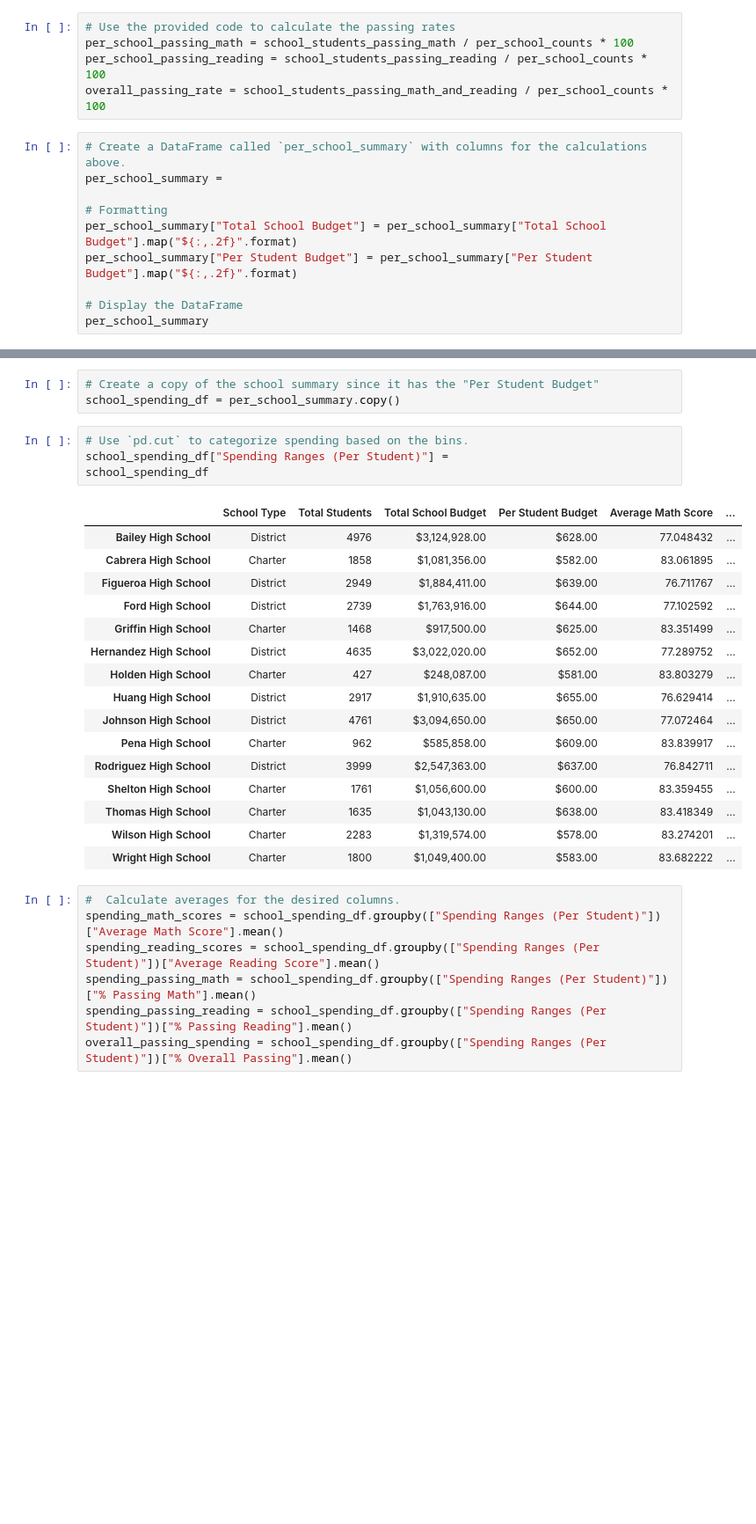
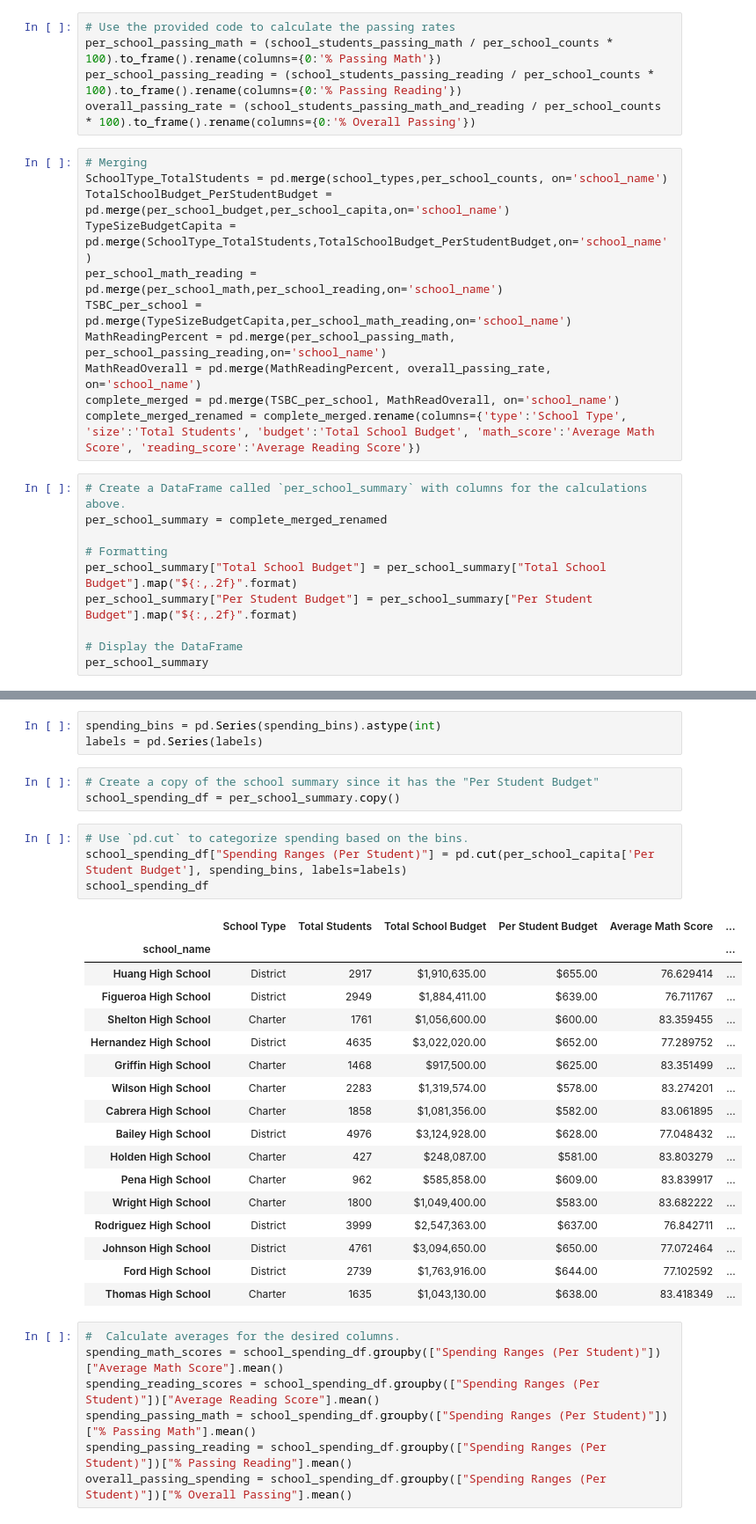
Before and after one commit to juliahachenburg/pandas-challenge, a Jupyter notebook: Starter_Code 5/PyCitySchools/PyCitySchools_starter.ipynb, the cells around one changed output, grey strips where cells are left out. Shown: that part at 88% size. Cells and saved outputs as stored; diff of their text form; blank space fills up the shorter version.

```diff
--- a/Starter_Code 5/PyCitySchools/PyCitySchools_starter.ipynb
+++ b/Starter_Code 5/PyCitySchools/PyCitySchools_starter.ipynb
@@ -152,11 +251,22 @@ school_students_passing_math_and_reading = students_passing_math_and_reading.gro
 # %%
 # Use the provided code to calculate the passing rates
-per_school_passing_math = school_students_passing_math / per_school_counts * 100
-per_school_passing_reading = school_students_passing_reading / per_school_counts * 100
-overall_passing_rate = school_students_passing_math_and_reading / per_school_counts * 100
+per_school_passing_math = (school_students_passing_math / per_school_counts * 100).to_frame().rename(columns={0:'% Passing Math'})
+per_school_passing_reading = (school_students_passing_reading / per_school_counts * 100).to_frame().rename(columns={0:'% Passing Reading'})
+overall_passing_rate = (school_students_passing_math_and_reading / per_school_counts * 100).to_frame().rename(columns={0:'% Overall Passing'})
+# %%
+# Merging
+SchoolType_TotalStudents = pd.merge(school_types,per_school_counts, on='school_name')
+TotalSchoolBudget_PerStudentBudget = pd.merge(per_school_budget,per_school_capita,on='school_name')
+TypeSizeBudgetCapita = pd.merge(SchoolType_TotalStudents,TotalSchoolBudget_PerStudentBudget,on='school_name')
+per_school_math_reading = pd.merge(per_school_math,per_school_reading,on='school_name')
+TSBC_per_school = pd.merge(TypeSizeBudgetCapita,per_school_math_reading,on='school_name')
+MathReadingPercent = pd.merge(per_school_passing_math, per_school_passing_reading,on='school_name')
+MathReadOverall = pd.merge(MathReadingPercent, overall_passing_rate, on='school_name')
+complete_merged = pd.merge(TSBC_per_school, MathReadOverall, on='school_name')
+complete_merged_renamed = complete_merged.rename(columns={'type':'School Type', 'size':'Total Students', 'budget':'Total School Budget', 'math_score':'Average Math Score', 'reading_score':'Average Reading Score'})
 # %%
 # Create a DataFrame called `per_school_summary` with columns for the calculations above.
-per_school_summary =
+per_school_summary = complete_merged_renamed
 
 # Formatting
 per_school_summary["Total School Budget"] = per_school_summary["Total School Budget"].map("${:,.2f}".format)
@@ -297,27 +414,31 @@ labels = ["<$585", "$585-630", "$630-645", "$645-680"]
+# %%
+spending_bins = pd.Series(spending_bins).astype(int)
+labels = pd.Series(labels)
 # %%
 # Create a copy of the school summary since it has the "Per Student Budget"
 school_spending_df = per_school_summary.copy()
 # %%
 # Use `pd.cut` to categorize spending based on the bins.
-school_spending_df["Spending Ranges (Per Student)"] =
+school_spending_df["Spending Ranges (Per Student)"] = pd.cut(per_school_capita['Per Student Budget'], spending_bins, labels=labels)
 school_spending_df
 # %% [output]
 |  | School Type | Total Students | Total School Budget | Per Student Budget | Average Math Score | ... |
+| school_name |  |  |  |  |  | ... |
+| Huang High School | District | 2917 | $1,910,635.00 | $655.00 | 76.629414 | ... |
+| Figueroa High School | District | 2949 | $1,884,411.00 | $639.00 | 76.711767 | ... |
+| Shelton High School | Charter | 1761 | $1,056,600.00 | $600.00 | 83.359455 | ... |
+| Hernandez High School | District | 4635 | $3,022,020.00 | $652.00 | 77.289752 | ... |
+| Griffin High School | Charter | 1468 | $917,500.00 | $625.00 | 83.351499 | ... |
+| Wilson High School | Charter | 2283 | $1,319,574.00 | $578.00 | 83.274201 | ... |
+| Cabrera High School | Charter | 1858 | $1,081,356.00 | $582.00 | 83.061895 | ... |
 | Bailey High School | District | 4976 | $3,124,928.00 | $628.00 | 77.048432 | ... |
-| Cabrera High School | Charter | 1858 | $1,081,356.00 | $582.00 | 83.061895 | ... |
-| Figueroa High School | District | 2949 | $1,884,411.00 | $639.00 | 76.711767 | ... |
+| Holden High School | Charter | 427 | $248,087.00 | $581.00 | 83.803279 | ... |
+| Pena High School | Charter | 962 | $585,858.00 | $609.00 | 83.839917 | ... |
+| Wright High School | Charter | 1800 | $1,049,400.00 | $583.00 | 83.682222 | ... |
+| Rodriguez High School | District | 3999 | $2,547,363.00 | $637.00 | 76.842711 | ... |
+| Johnson High School | District | 4761 | $3,094,650.00 | $650.00 | 77.072464 | ... |
 | Ford High School | District | 2739 | $1,763,916.00 | $644.00 | 77.102592 | ... |
-| Griffin High School | Charter | 1468 | $917,500.00 | $625.00 | 83.351499 | ... |
-| Hernandez High School | District | 4635 | $3,022,020.00 | $652.00 | 77.289752 | ... |
-| Holden High School | Charter | 427 | $248,087.00 | $581.00 | 83.803279 | ... |
-| Huang High School | District | 2917 | $1,910,635.00 | $655.00 | 76.629414 | ... |
-| Johnson High School | District | 4761 | $3,094,650.00 | $650.00 | 77.072464 | ... |
-| Pena High School | Charter | 962 | $585,858.00 | $609.00 | 83.839917 | ... |
-| Rodriguez High School | District | 3999 | $2,547,363.00 | $637.00 | 76.842711 | ... |
-| Shelton High School | Charter | 1761 | $1,056,600.00 | $600.00 | 83.359455 | ... |
 | Thomas High School | Charter | 1635 | $1,043,130.00 | $638.00 | 83.418349 | ... |
-| Wilson High School | Charter | 2283 | $1,319,574.00 | $578.00 | 83.274201 | ... |
-| Wright High School | Charter | 1800 | $1,049,400.00 | $583.00 | 83.682222 | ... |
 # %%
 #  Calculate averages for the desired columns.
 spending_math_scores = school_spending_df.groupby(["Spending Ranges (Per Student)"])["Average Math Score"].mean()
```
Also changed, not shown: parts of 24 cells of this notebook.
